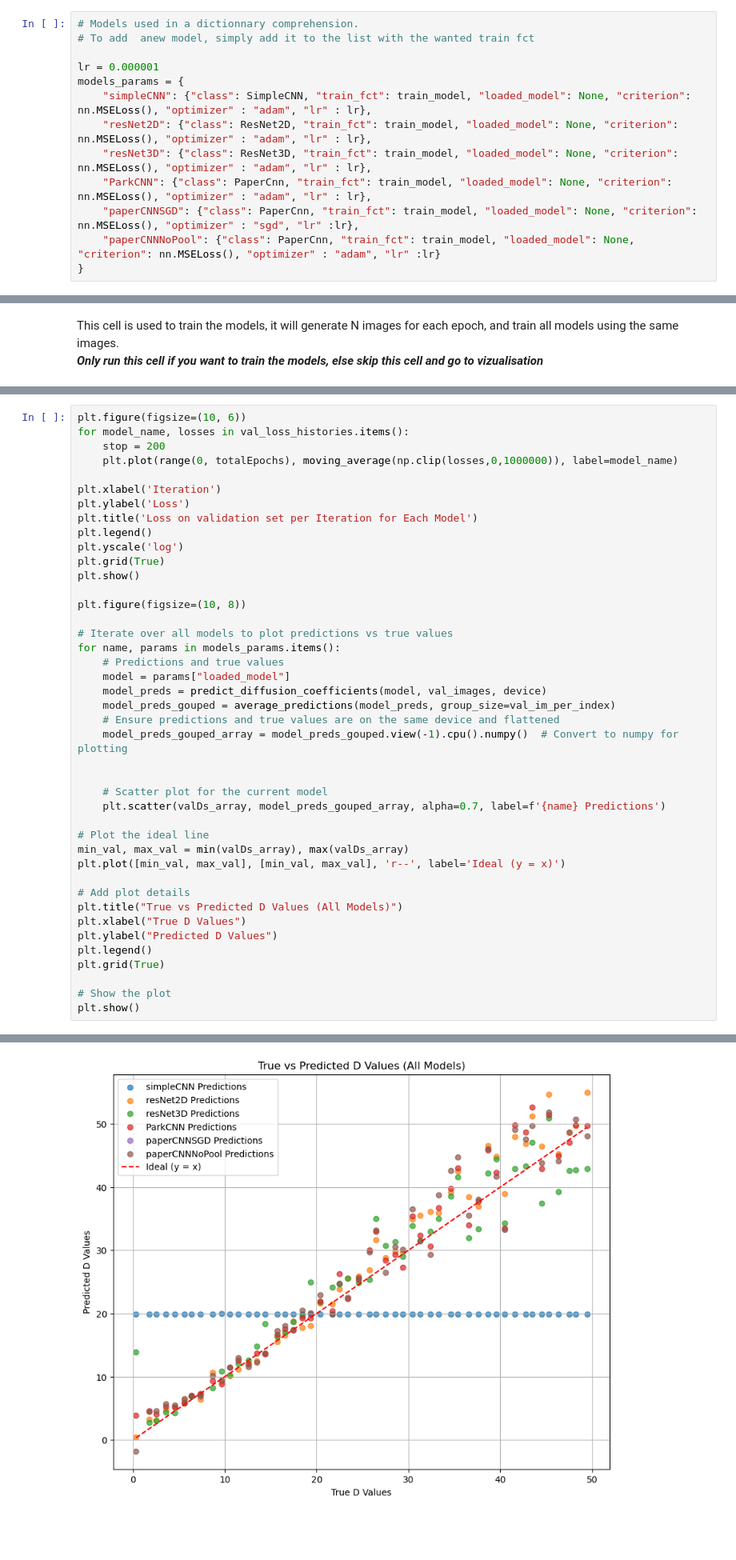
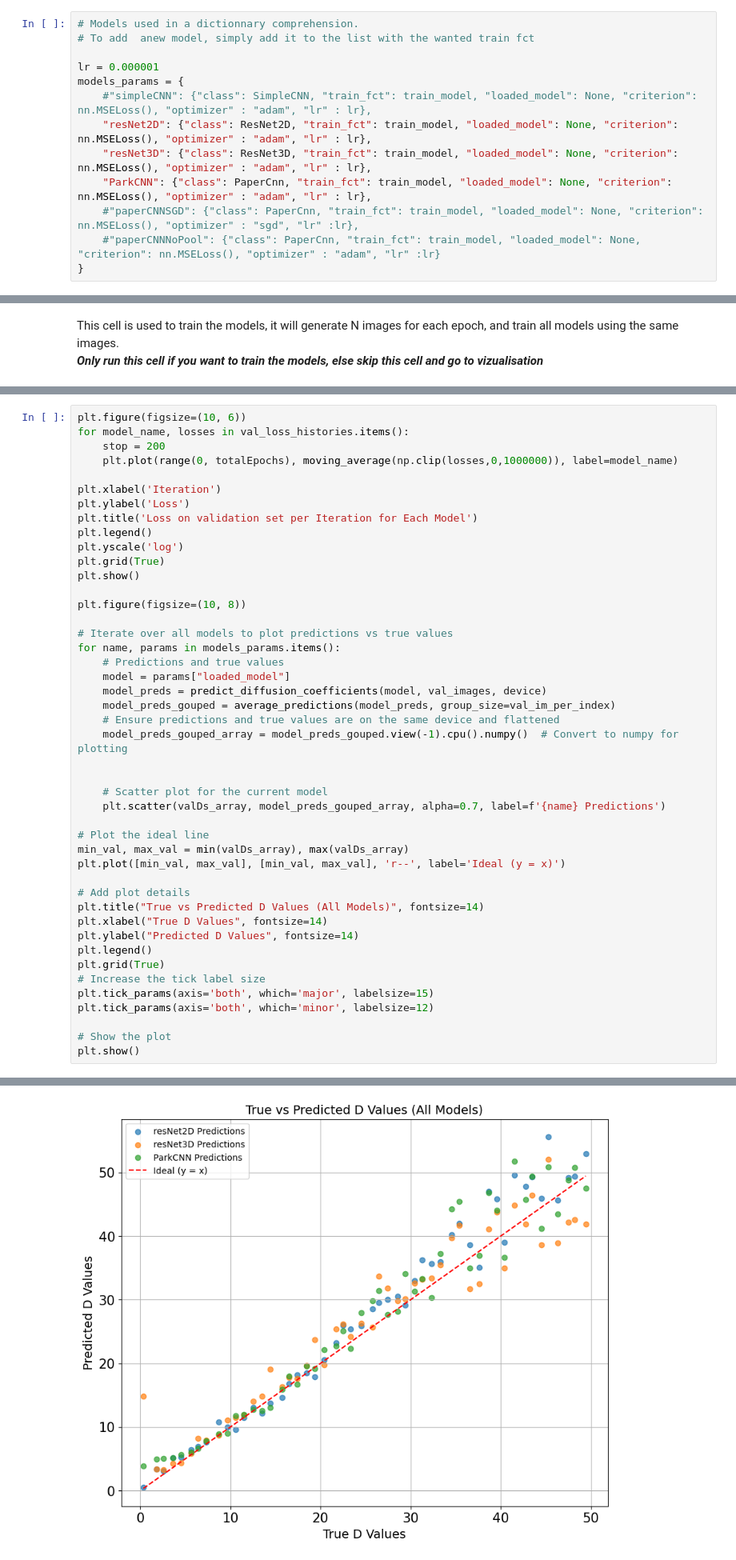
Before and after one commit to CS-433/ml-project-2-big-burger, a Jupyter notebook: ModelTrainPipeline.ipynb, the cells around one changed output, grey strips where cells are left out. Shown at 80% size. Cells and saved outputs as stored; diff of their text form; blank space fills up the shorter version.

Commit message:
changed graphs for report

```diff
--- a/ModelTrainPipeline.ipynb
+++ b/ModelTrainPipeline.ipynb
@@ -51,12 +51,12 @@ Using device: cpu
 
 lr = 0.000001
 models_params = {
-    "simpleCNN": {"class": SimpleCNN, "train_fct": train_model, "loaded_model": None, "criterion": nn.MSELoss(), "optimizer" : "adam", "lr" : lr},
+    #"simpleCNN": {"class": SimpleCNN, "train_fct": train_model, "loaded_model": None, "criterion": nn.MSELoss(), "optimizer" : "adam", "lr" : lr},
     "resNet2D": {"class": ResNet2D, "train_fct": train_model, "loaded_model": None, "criterion": nn.MSELoss(), "optimizer" : "adam", "lr" : lr},
     "resNet3D": {"class": ResNet3D, "train_fct": train_model, "loaded_model": None, "criterion": nn.MSELoss(), "optimizer" : "adam", "lr" : lr},
     "ParkCNN": {"class": PaperCnn, "train_fct": train_model, "loaded_model": None, "criterion": nn.MSELoss(), "optimizer" : "adam", "lr" : lr},
-    "paperCNNSGD": {"class": PaperCnn, "train_fct": train_model, "loaded_model": None, "criterion": nn.MSELoss(), "optimizer" : "sgd", "lr" :lr},
-    "paperCNNNoPool": {"class": PaperCnn, "train_fct": train_model, "loaded_model": None, "criterion": nn.MSELoss(), "optimizer" : "adam", "lr" :lr}
+    #"paperCNNSGD": {"class": PaperCnn, "train_fct": train_model, "loaded_model": None, "criterion": nn.MSELoss(), "optimizer" : "sgd", "lr" :lr},
+    #"paperCNNNoPool": {"class": PaperCnn, "train_fct": train_model, "loaded_model": None, "criterion": nn.MSELoss(), "optimizer" : "adam", "lr" :lr}
 }
 # %%
 
@@ -287,11 +272,14 @@ min_val, max_val = min(valDs_array), max(valDs_array)
 plt.plot([min_val, max_val], [min_val, max_val], 'r--', label='Ideal (y = x)')
 
 # Add plot details
-plt.title("True vs Predicted D Values (All Models)")
-plt.xlabel("True D Values")
-plt.ylabel("Predicted D Values")
+plt.title("True vs Predicted D Values (All Models)", fontsize=14)
+plt.xlabel("True D Values", fontsize=14)
+plt.ylabel("Predicted D Values", fontsize=14)
 plt.legend()
 plt.grid(True)
+# Increase the tick label size
+plt.tick_params(axis='both', which='major', labelsize=15)
+plt.tick_params(axis='both', which='minor', labelsize=12)
 
 # Show the plot
 plt.show()
@@ -300,4 +288,4 @@ plt.show()
-[figure, old version]
+[figure, new version]
 # %%
 # Computes the coarse D (trajectory D) for all validation images
 criterion = nn.MSELoss()
```
Also changed, not shown: parts of 5 cells of this notebook, 2 other files.
